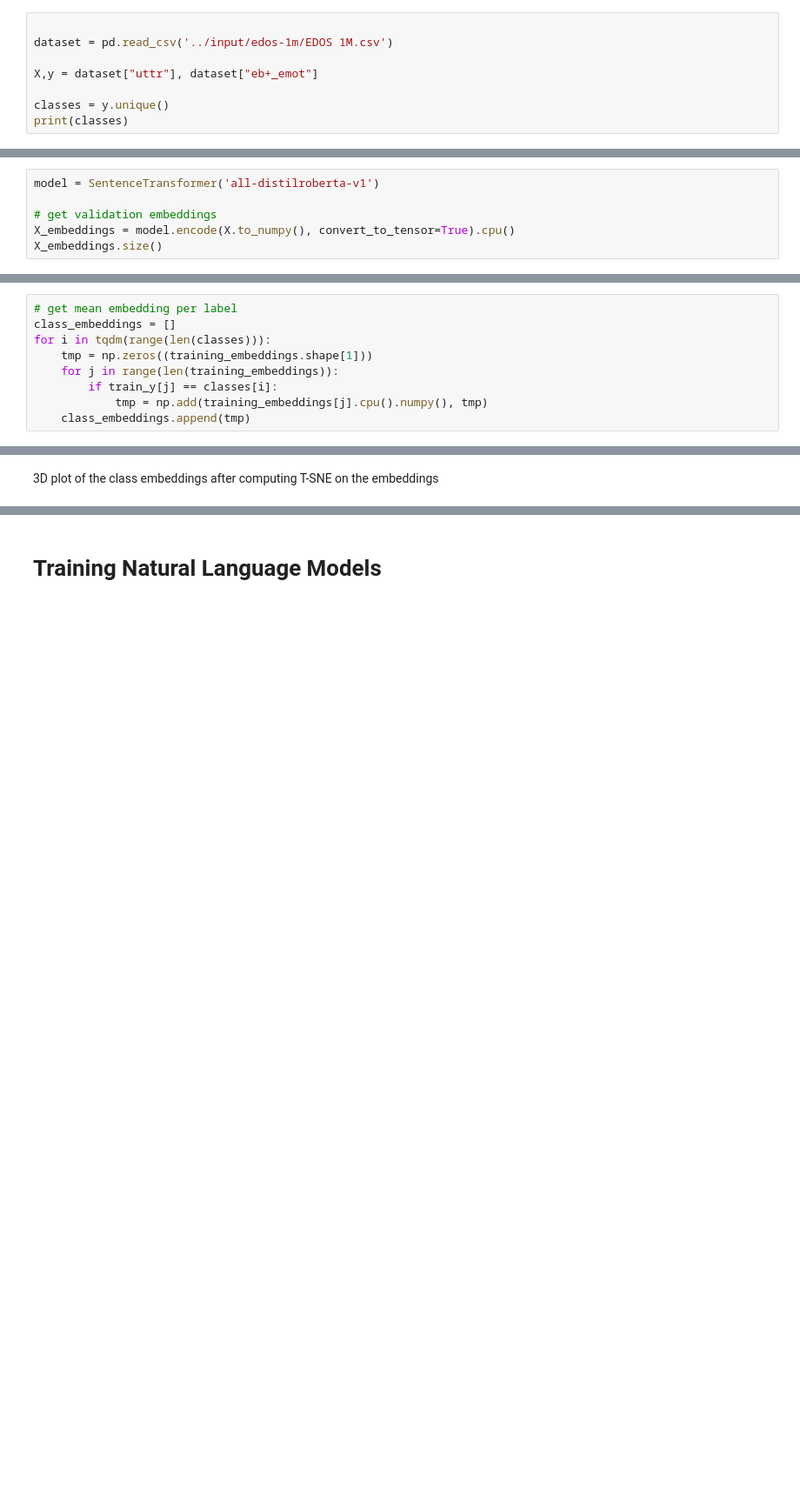
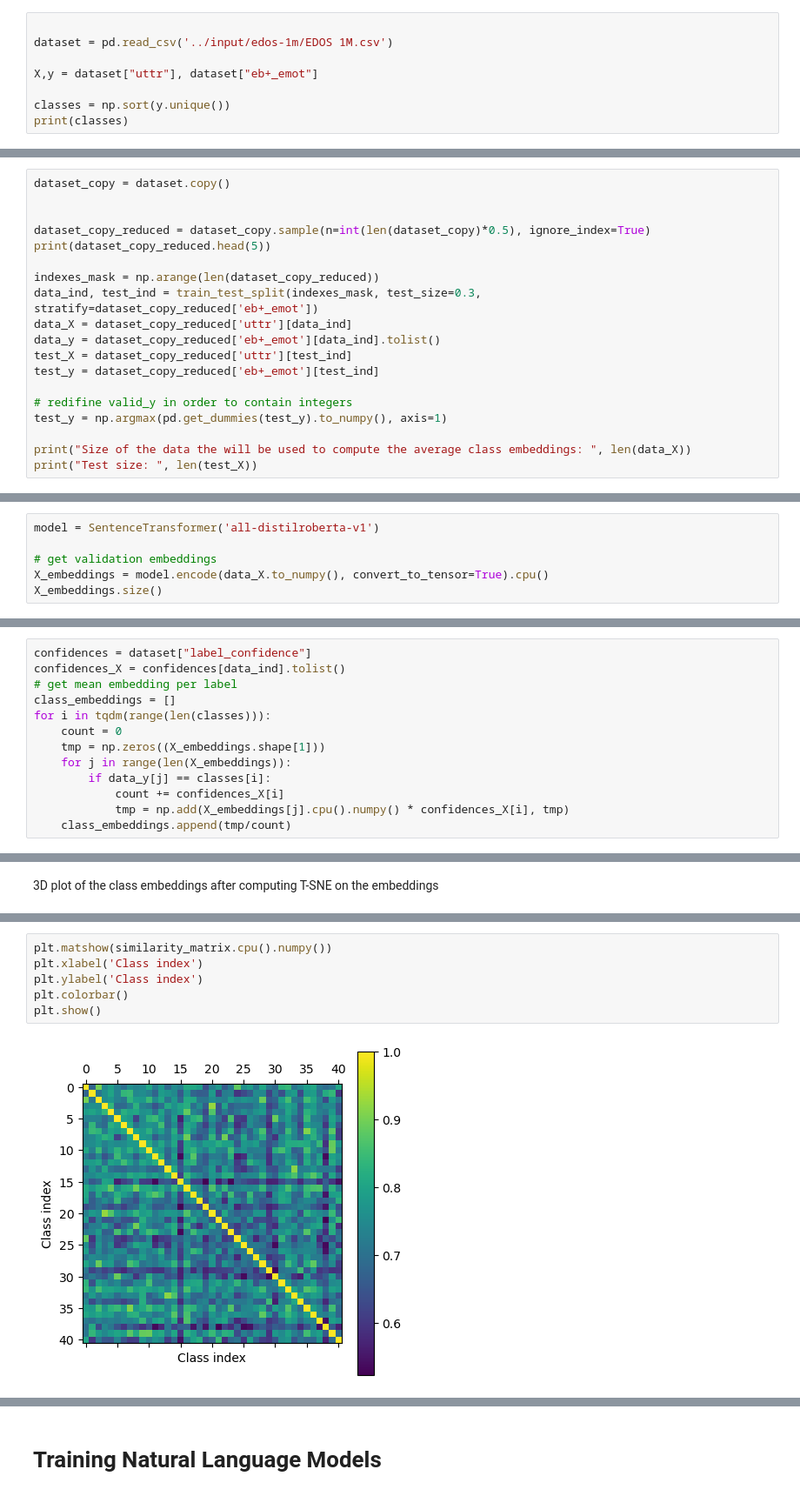
Before and after one commit to SimonGiampy/Natural-Language-Processing-Sentiment-Analysis, a Jupyter notebook: Code/deliverable.ipynb, the cells around one changed output, grey strips where cells are left out. Shown: that part at 87% size. Drawn from its saved outputs; the diff is of its cells as text; blank space fills up the shorter version.

```diff
--- a/Code/deliverable.ipynb
+++ b/Code/deliverable.ipynb
@@ -39,6 +43,6 @@ dataset = pd.read_csv('../input/edos-1m/EDOS 1M.csv')
 
 X,y = dataset["uttr"], dataset["eb+_emot"]
 
-classes = y.unique()
+classes = np.sort(y.unique())
 print(classes)
 # %% [output]
@@ -259,0 +284,19 @@ validation size:  70340
+# %%
+dataset_copy = dataset.copy()
+
+
+dataset_copy_reduced = dataset_copy.sample(n=int(len(dataset_copy)*0.5), ignore_index=True)
+print(dataset_copy_reduced.head(5))
+
+indexes_mask = np.arange(len(dataset_copy_reduced))
+data_ind, test_ind = train_test_split(indexes_mask, test_size=0.3, stratify=dataset_copy_reduced['eb+_emot'])
+data_X = dataset_copy_reduced['uttr'][data_ind]
+data_y = dataset_copy_reduced['eb+_emot'][data_ind].tolist()
+test_X = dataset_copy_reduced['uttr'][test_ind]
+test_y = dataset_copy_reduced['eb+_emot'][test_ind]
+
+# redifine valid_y in order to contain integers
+test_y = np.argmax(pd.get_dummies(test_y).to_numpy(), axis=1)
+
+print("Size of the data the will be used to compute the average class embeddings: ", len(data_X))
+print("Test size: ", len(test_X))
@@ -290,6 +349,6 @@ Using Sentence Transformer and a model based on RoBERTa, we can encode the utter
 model = SentenceTransformer('all-distilroberta-v1')
 
 # get validation embeddings
-X_embeddings = model.encode(X.to_numpy(), convert_to_tensor=True).cpu()
+X_embeddings = model.encode(data_X.to_numpy(), convert_to_tensor=True).cpu()
 X_embeddings.size()
 # %% [output]
@@ -312,12 +368,16 @@ Computation of the average vector embeddings of all utterances for each class. T
 # %%
+confidences = dataset["label_confidence"]
+confidences_X = confidences[data_ind].tolist()
 # get mean embedding per label
 class_embeddings = []
 for i in tqdm(range(len(classes))):
-    tmp = np.zeros((training_embeddings.shape[1]))
-    for j in range(len(training_embeddings)):
-        if train_y[j] == classes[i]:
-            tmp = np.add(training_embeddings[j].cpu().numpy(), tmp)
-    class_embeddings.append(tmp)
+    count = 0
+    tmp = np.zeros((X_embeddings.shape[1]))
+    for j in range(len(X_embeddings)):
+        if data_y[j] == classes[i]:
+            count += confidences_X[i]
+            tmp = np.add(X_embeddings[j].cpu().numpy() * confidences_X[i], tmp)
+    class_embeddings.append(tmp/count)
 # %% [markdown]
 The computed embeddings vector is a vector of shape (41, 768), where 41 is the number of classes, and 768 is the size of the embedding vector used by the model Distill-RoBERTa-v1
 # %%
@@ -343,0 +407,8 @@ torch.Size([70340, 41])
+# %%
+plt.matshow(similarity_matrix.cpu().numpy())
+plt.xlabel('Class index')
+plt.ylabel('Class index')
+plt.colorbar()
+plt.show()
+# %% [output]
+[figure, added]
```
Also changed, not shown: parts of 45 cells of this notebook, 1 other file.
